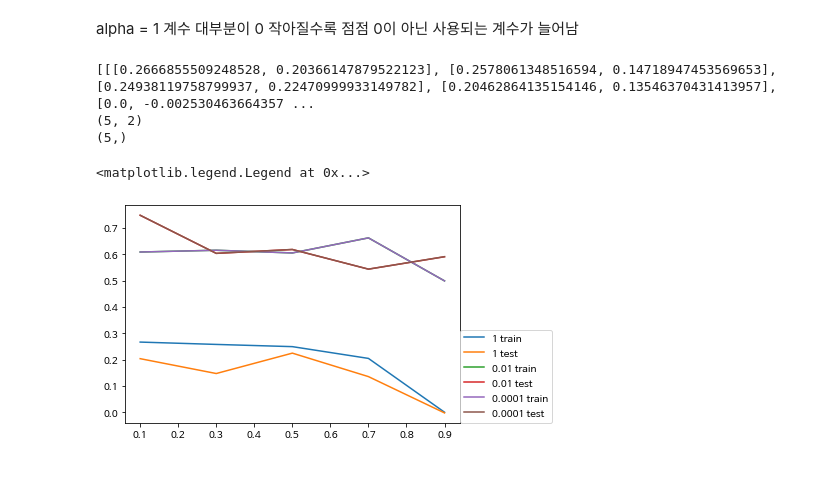
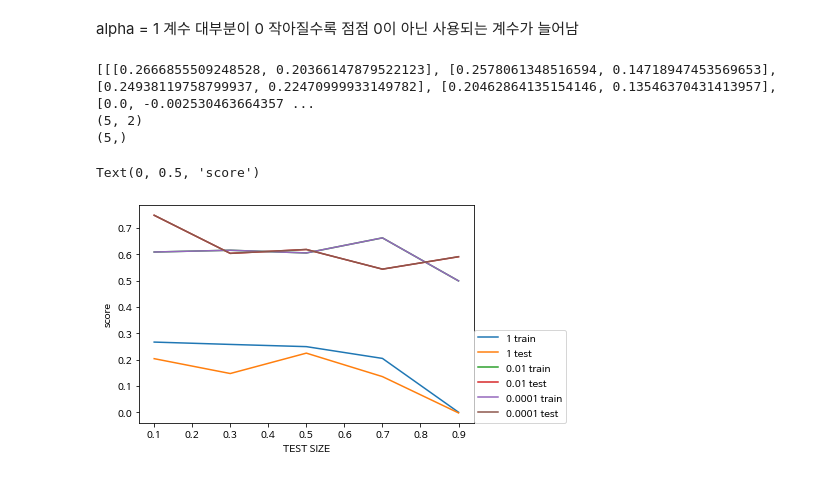
Before and after one commit to comet08/Machine_Learning, a Jupyter notebook: 3주차/라쏘회귀.ipynb, the cells around one changed output. Drawn from its saved outputs; the diff is of its cells as text; code cells hidden in the pictures.

```diff
--- a/3주차/라쏘회귀.ipynb
+++ b/3주차/라쏘회귀.ipynb
@@ -125,0 +152,30 @@ Text(0, 0.5, '계수 크기')
+# %%
+from sklearn.linear_model import LinearRegression
+
+alpha = np.linspace(0.00000001,1,20)
+column = ['train', 'test']
+
+ridge_score=[]
+lasso_score=[]
+lr = LinearRegression().fit(X_train, y_train)
+
+print(lr.score(X_test, y_test))
+
+for a in alpha:
+    ridge = Ridge(alpha = a).fit(X_train, y_train)
+    ridge_score.append([ridge.score(X_train, y_train),ridge.score(X_test, y_test)])
+    lasso = Lasso(alpha=a, max_iter=10000000).fit(X_train, y_train)
+    lasso_score.append([lasso.score(X_train, y_train),lasso.score(X_test, y_test)])
+
+
+df1 = pd.DataFrame(ridge_score, index=alpha, columns = column)
+df2 = pd.DataFrame(lasso_score, index=alpha, columns = column)
+
+#display(df1)
+#display(df2)
+
+plt.plot(alpha, ridge_score, 'g.', label='ridge')
+plt.plot(alpha, lasso_score, 'b.', label='lasso')
+plt.xlabel("alpha")
+plt.ylabel("score")
+plt.legend()
@@ -135,32 +200,34 @@ score = [[],[],[]]
 sizes = [0.1, 0.3, 0.5, 0.7, 0.9]
 for size in sizes:
     #print("\nTest size = " , size);
     X_train, X_test, y_train, y_test = train_test_split(X, y, random_state=0, test_size=size)
     lasso = Lasso(alpha=1).fit(X_train, y_train)
     score[0].append([lasso.score(X_train, y_train), lasso.score(X_test,y_test)])
     lasso001 = Lasso(alpha=0.001).fit(X_train, y_train)
     score[1].append([lasso001.score(X_train, y_train), lasso001.score(X_test,y_test)])
     lasso00001 = Lasso(alpha=0.00001).fit(X_train, y_train)
     score[2].append([lasso00001.score(X_train, y_train), lasso00001.score(X_test,y_test)])
 
 print(score)
 score = np.array(score)
 sizes = np.array(sizes)
 print(score[0,:].shape)
 print(sizes.shape)
 
 plt.plot(sizes, score[0,:,0], label = "1 train")
 plt.plot(sizes, score[0,:,1], label = "1 test")
 plt.plot(sizes, score[1,:,0], label = "0.01 train")
 plt.plot(sizes, score[1,:,1], label = "0.01 test")
 plt.plot(sizes, score[2,:,0], label = "0.0001 train")
 plt.plot(sizes, score[2,:,1], label = "0.0001 test")
 
 
 plt.legend(loc=(1,0))
+plt.xlabel("TEST SIZE")
+plt.ylabel("score")
 # %% [output]
 [[[0.2666855509248528, 0.20366147879522123], [0.2578061348516594, 0.14718947453569653], [0.24938119758799937, 0.22470999933149782], [0.20462864135154146, 0.13546370431413957], [0.0, -0.002530463664357 ...
 (5, 2)
 (5,)
-<matplotlib.legend.Legend at 0x...>
+Text(0, 0.5, 'score')
-[figure, old version]
+[figure, new version]
```
Also changed, not shown: parts of 4 cells of this notebook, 1 other file.
